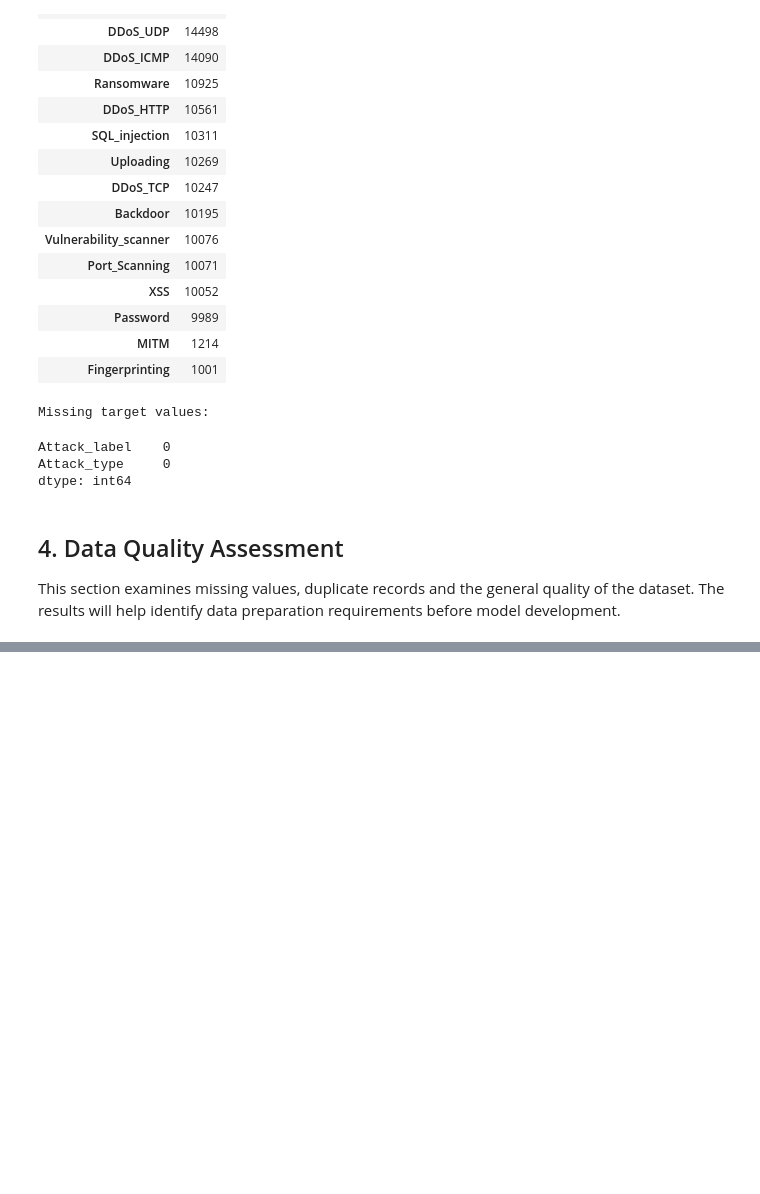
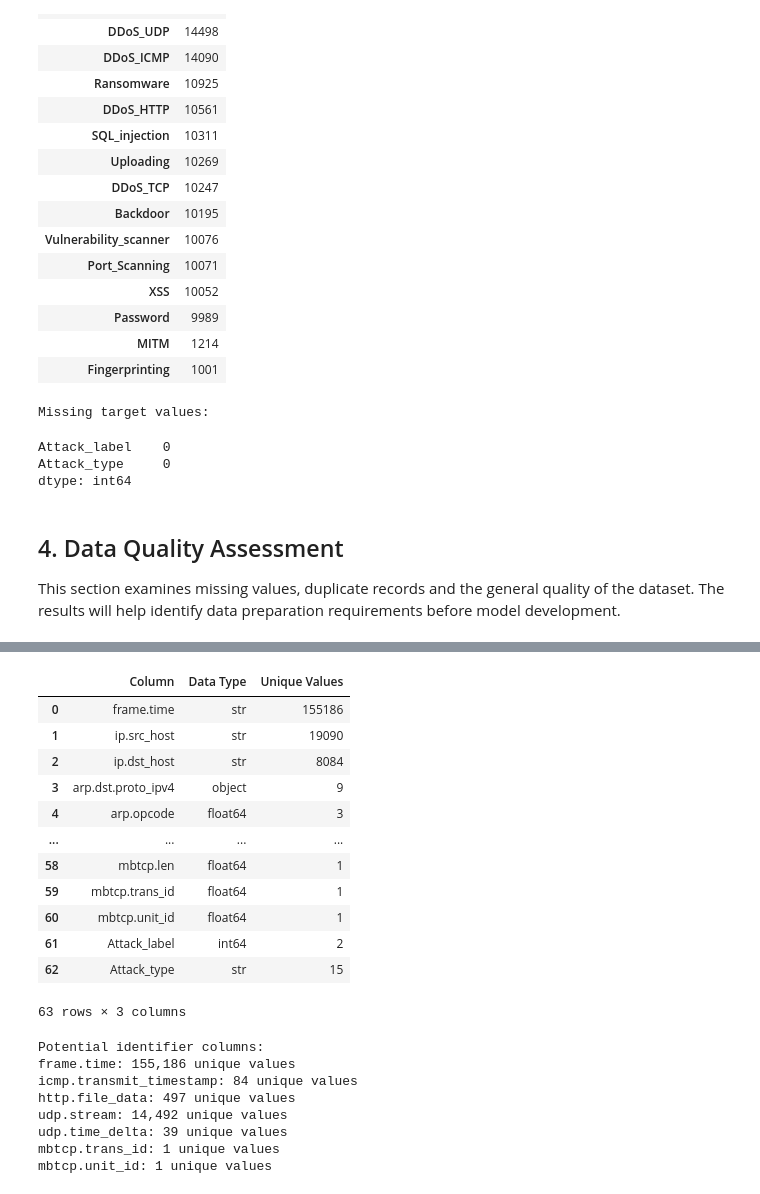
Before and after one commit to Agumekenneth/Data-Science-Final-year-Project--Prototype-1, a Jupyter notebook: IoT.ipynb, the cells around one changed output, grey strips where cells are left out. Saved outputs shown, nothing was run; the diff lists cells and outputs as text; code cells hidden in the pictures; blank space fills up the shorter version.

```diff
--- a/IoT.ipynb
+++ b/IoT.ipynb
@@ -262,0 +329,46 @@ This section examines missing values, duplicate records and the general quality
+# %%
+# Display all columns with their data types
+feature_info = pd.DataFrame({
+    "Column": df.columns,
+    "Data Type": df.dtypes.astype(str).values,
+    "Unique Values": df.nunique(dropna=False).values
+})
+
+display(feature_info)
+
+# Inspect columns that may contain capture or session information
+identifier_keywords = [
+    "capture", "session", "flow", "stream",
+    "file", "time", "id"
+]
+
+candidate_columns = [
+    col for col in df.columns
+    if any(keyword in col.lower() for keyword in identifier_keywords)
+]
+
+print("Potential identifier columns:")
+for col in candidate_columns:
+    print(f"{col}: {df[col].nunique(dropna=False):,} unique values")
+# %% [output]
+|  | Column | Data Type | Unique Values |
+| 0 | frame.time | str | 155186 |
+| 1 | ip.src_host | str | 19090 |
+| 2 | ip.dst_host | str | 8084 |
+| 3 | arp.dst.proto_ipv4 | object | 9 |
+| 4 | arp.opcode | float64 | 3 |
+| ... | ... | ... | ... |
+| 58 | mbtcp.len | float64 | 1 |
+| 59 | mbtcp.trans_id | float64 | 1 |
+| 60 | mbtcp.unit_id | float64 | 1 |
+| 61 | Attack_label | int64 | 2 |
+| 62 | Attack_type | str | 15 |
+63 rows × 3 columns
+Potential identifier columns:
+frame.time: 155,186 unique values
+icmp.transmit_timestamp: 84 unique values
+http.file_data: 497 unique values
+udp.stream: 14,492 unique values
+udp.time_delta: 39 unique values
+mbtcp.trans_id: 1 unique values
+mbtcp.unit_id: 1 unique values
```
Also changed, not shown: parts of 3 cells of this notebook.
